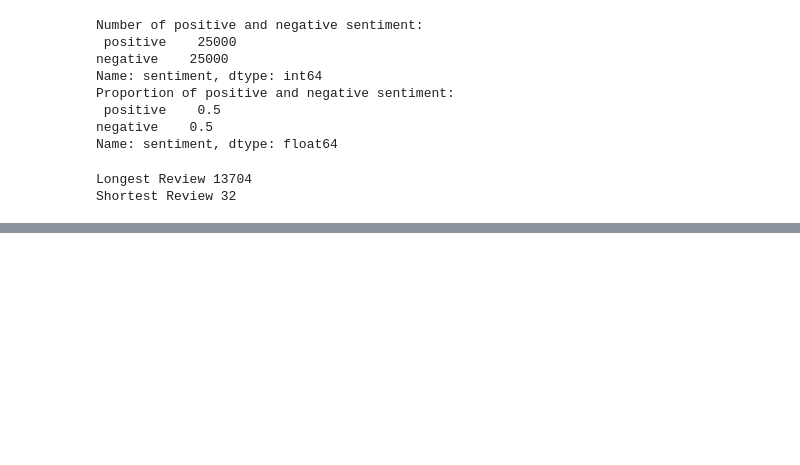
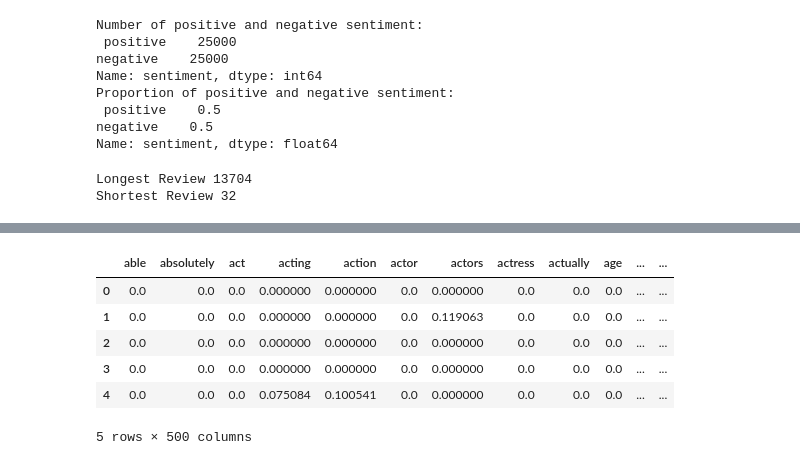
Before and after one commit to adikusuma14/Sentiment-Analysis-IMDB, a Jupyter notebook: sentiment_analysis.ipynb, the cells around one changed output, grey strips where cells are left out. Cells and saved outputs as stored; diff of their text form; code cells hidden in the pictures; blank space fills up the shorter version.

```diff
--- a/sentiment_analysis.ipynb
+++ b/sentiment_analysis.ipynb
@@ -88,0 +86,14 @@ data.head()
+# %%
+vectorizer = TfidfVectorizer(stop_words=ENGLISH_STOP_WORDS, ngram_range=(1,2), max_features=500, token_pattern=r'\b[^\d\W][^\d\W]+\b')
+vectorizer.fit(data['review'])
+X = vectorizer.transform(data['review'])
+df_transform = pd.DataFrame(data=X.toarray(), columns=vectorizer.get_feature_names_out())
+df_transform.head()
+# %% [output]
+|  | able | absolutely | act | acting | action | actor | actors | actress | actually | age | ... | ... |
+| 0 | 0.0 | 0.0 | 0.0 | 0.000000 | 0.000000 | 0.0 | 0.000000 | 0.0 | 0.0 | 0.0 | ... | ... |
+| 1 | 0.0 | 0.0 | 0.0 | 0.000000 | 0.000000 | 0.0 | 0.119063 | 0.0 | 0.0 | 0.0 | ... | ... |
+| 2 | 0.0 | 0.0 | 0.0 | 0.000000 | 0.000000 | 0.0 | 0.000000 | 0.0 | 0.0 | 0.0 | ... | ... |
+| 3 | 0.0 | 0.0 | 0.0 | 0.000000 | 0.000000 | 0.0 | 0.000000 | 0.0 | 0.0 | 0.0 | ... | ... |
+| 4 | 0.0 | 0.0 | 0.0 | 0.075084 | 0.100541 | 0.0 | 0.000000 | 0.0 | 0.0 | 0.0 | ... | ... |
+5 rows × 500 columns
```
Also changed, not shown: parts of 8 cells of this notebook.
